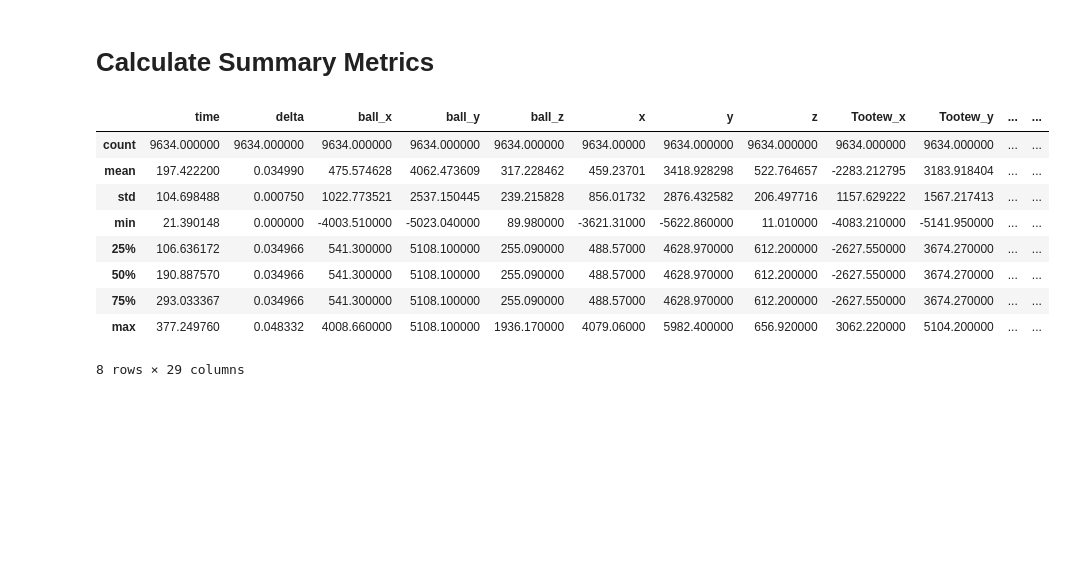
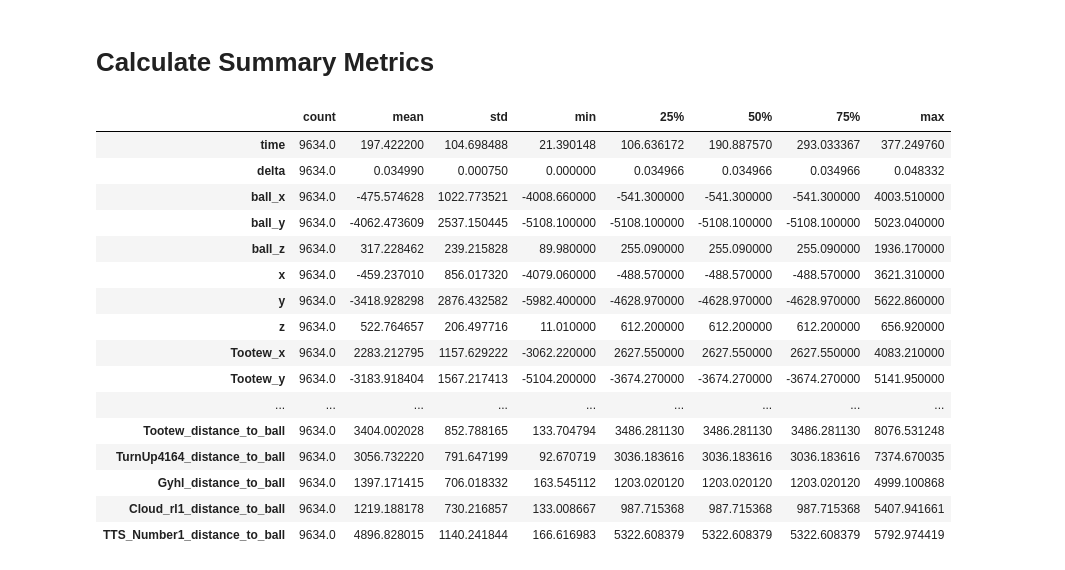
Before and after one commit to jeremyrobertford/rocketleague_ml, a Jupyter notebook: notebooks/eda.ipynb, the cells around one changed output. Saved outputs shown, nothing was run; the diff lists cells and outputs as text; code cells hidden in the pictures; blank space fills up the shorter version.

```diff
--- a/notebooks/eda.ipynb
+++ b/notebooks/eda.ipynb
@@ -87,11 +48,10 @@ plt.show()
 # %%
-
 dense = pd.DataFrame({"time": [frame["time"] for frame in game.frames], "delta": [frame["delta"] for frame in game.frames], "active": [frame["active"] or False for frame in game.frames]})
 dense.set_index("time", drop=False, inplace=True)
 
 # --- ball ---
 ball_ser = pd.DataFrame(
-    {u["time"]: (u["location"]["x"], u["location"]["y"], u["location"]["z"])
+    {u["time"]: ((-1 if flip_x else 1) * u["location"]["x"], (-1 if flip_y else 1) * u["location"]["y"], u["location"]["z"])
      for u in game.ball.updates_by_round[round]}
 ).T.rename(columns={0: "ball_x", 1: "ball_y", 2: "ball_z"})
 
@@ -108,7 +68,7 @@ for player in game.players.values():
     if player.name == player_name:
         prefix = ""
     player_ser = pd.DataFrame(
-        {u["time"]: (u["location"]["x"], u["location"]["y"], u["location"]["z"])
+        {u["time"]: ((-1 if flip_x else 1) * u["location"]["x"], (-1 if flip_y else 1) * u["location"]["y"], u["location"]["z"])
          for u in player.car.updates_by_round[round]}
     ).T.rename(columns={0: f"{prefix}x", 1: f"{prefix}y", 2: f"{prefix}z"})
 
@@ -139,12 +99,6 @@ dense = dense.loc[first_valid:last_valid].reset_index(drop=True)
 # now you can ffill/bfill safely
 dense = dense.ffill().bfill()
 
-# --- distance to ball ---
-dense["distance_to_ball"] = np.sqrt(
-    (dense["x"] - dense["ball_x"]) ** 2 +
-    (dense["y"] - dense["ball_y"]) ** 2 +
-    (dense["z"] - dense["ball_z"]) ** 2
-)
 
 # --- distance to other players ---
 for player in game.players.values():
@@ -155,14 +109,3 @@ for player in game.players.values():
         (dense["y"] - dense[f"{player.name}_y"]) ** 2 +
         (dense["z"] - dense[f"{player.name}_z"]) ** 2
     )
-
-# --- zone checks ---
-max_y = abs(field_y[0])
-third_of_y = max_y / 3
-dense["offensive_half"] = dense["y"] > 0
-dense["defensive_half"] = dense["y"] <= 0
-dense["offensive_third"] = dense["y"] >= third_of_y
-dense["neutral_third"] = (dense["y"] < third_of_y) & (dense["y"] > -third_of_y)
-dense["defensive_third"] = dense["y"] <= -third_of_y
-
-dense.head().T
@@ -206,0 +114,15 @@ dense.tail().T
+# %%
+dense["distance_to_ball"] = np.sqrt(
+    (dense["x"] - dense["ball_x"]) ** 2 +
+    (dense["y"] - dense["ball_y"]) ** 2 +
+    (dense["z"] - dense["ball_z"]) ** 2
+)
+
+for player in game.players.values():
+    if player.name == player_name:
+        continue
+    dense[f"{player.name}_distance_to_ball"] = np.sqrt(
+        (dense[f"{player.name}_x"] - dense["ball_x"]) ** 2 +
+        (dense[f"{player.name}_y"] - dense["ball_y"]) ** 2 +
+        (dense[f"{player.name}_z"] - dense["ball_z"]) ** 2
+    )
@@ -207,16 +238,23 @@ dense.tail().T
 # %% [markdown]
 # Calculate Summary Metrics
 # %%
-dense.describe()
+dense.describe().T
 # %% [output]
-|  | time | delta | ball_x | ball_y | ball_z | x | y | z | Tootew_x | Tootew_y | ... | ... |
-| count | 9634.000000 | 9634.000000 | 9634.000000 | 9634.000000 | 9634.000000 | 9634.00000 | 9634.000000 | 9634.000000 | 9634.000000 | 9634.000000 | ... | ... |
-| mean | 197.422200 | 0.034990 | 475.574628 | 4062.473609 | 317.228462 | 459.23701 | 3418.928298 | 522.764657 | -2283.212795 | 3183.918404 | ... | ... |
-| std | 104.698488 | 0.000750 | 1022.773521 | 2537.150445 | 239.215828 | 856.01732 | 2876.432582 | 206.497716 | 1157.629222 | 1567.217413 | ... | ... |
-| min | 21.390148 | 0.000000 | -4003.510000 | -5023.040000 | 89.980000 | -3621.31000 | -5622.860000 | 11.010000 | -4083.210000 | -5141.950000 | ... | ... |
-| 25% | 106.636172 | 0.034966 | 541.300000 | 5108.100000 | 255.090000 | 488.57000 | 4628.970000 | 612.200000 | -2627.550000 | 3674.270000 | ... | ... |
-| 50% | 190.887570 | 0.034966 | 541.300000 | 5108.100000 | 255.090000 | 488.57000 | 4628.970000 | 612.200000 | -2627.550000 | 3674.270000 | ... | ... |
-| 75% | 293.033367 | 0.034966 | 541.300000 | 5108.100000 | 255.090000 | 488.57000 | 4628.970000 | 612.200000 | -2627.550000 | 3674.270000 | ... | ... |
-| max | 377.249760 | 0.048332 | 4008.660000 | 5108.100000 | 1936.170000 | 4079.06000 | 5982.400000 | 656.920000 | 3062.220000 | 5104.200000 | ... | ... |
+|  | count | mean | std | min | 25% | 50% | 75% | max |
+| time | 9634.0 | 197.422200 | 104.698488 | 21.390148 | 106.636172 | 190.887570 | 293.033367 | 377.249760 |
+| delta | 9634.0 | 0.034990 | 0.000750 | 0.000000 | 0.034966 | 0.034966 | 0.034966 | 0.048332 |
+| ball_x | 9634.0 | -475.574628 | 1022.773521 | -4008.660000 | -541.300000 | -541.300000 | -541.300000 | 4003.510000 |
+| ball_y | 9634.0 | -4062.473609 | 2537.150445 | -5108.100000 | -5108.100000 | -5108.100000 | -5108.100000 | 5023.040000 |
+| ball_z | 9634.0 | 317.228462 | 239.215828 | 89.980000 | 255.090000 | 255.090000 | 255.090000 | 1936.170000 |
+| x | 9634.0 | -459.237010 | 856.017320 | -4079.060000 | -488.570000 | -488.570000 | -488.570000 | 3621.310000 |
+| y | 9634.0 | -3418.928298 | 2876.432582 | -5982.400000 | -4628.970000 | -4628.970000 | -4628.970000 | 5622.860000 |
+| z | 9634.0 | 522.764657 | 206.497716 | 11.010000 | 612.200000 | 612.200000 | 612.200000 | 656.920000 |
+| Tootew_x | 9634.0 | 2283.212795 | 1157.629222 | -3062.220000 | 2627.550000 | 2627.550000 | 2627.550000 | 4083.210000 |
+| Tootew_y | 9634.0 | -3183.918404 | 1567.217413 | -5104.200000 | -3674.270000 | -3674.270000 | -3674.270000 | 5141.950000 |
+| ... | ... | ... | ... | ... | ... | ... | ... | ... |
+| Tootew_distance_to_ball | 9634.0 | 3404.002028 | 852.788165 | 133.704794 | 3486.281130 | 3486.281130 | 3486.281130 | 8076.531248 |
+| TurnUp4164_distance_to_ball | 9634.0 | 3056.732220 | 791.647199 | 92.670719 | 3036.183616 | 3036.183616 | 3036.183616 | 7374.670035 |
+| Gyhl_distance_to_ball | 9634.0 | 1397.171415 | 706.018332 | 163.545112 | 1203.020120 | 1203.020120 | 1203.020120 | 4999.100868 |
+| Cloud_rl1_distance_to_ball | 9634.0 | 1219.188178 | 730.216857 | 133.008667 | 987.715368 | 987.715368 | 987.715368 | 5407.941661 |
+| TTS_Number1_distance_to_ball | 9634.0 | 4896.828015 | 1140.241844 | 166.616983 | 5322.608379 | 5322.608379 | 5322.608379 | 5792.974419 |
-8 rows × 29 columns
 # %%
```
Also changed, not shown: parts of 21 cells of this notebook, 11 other files.
